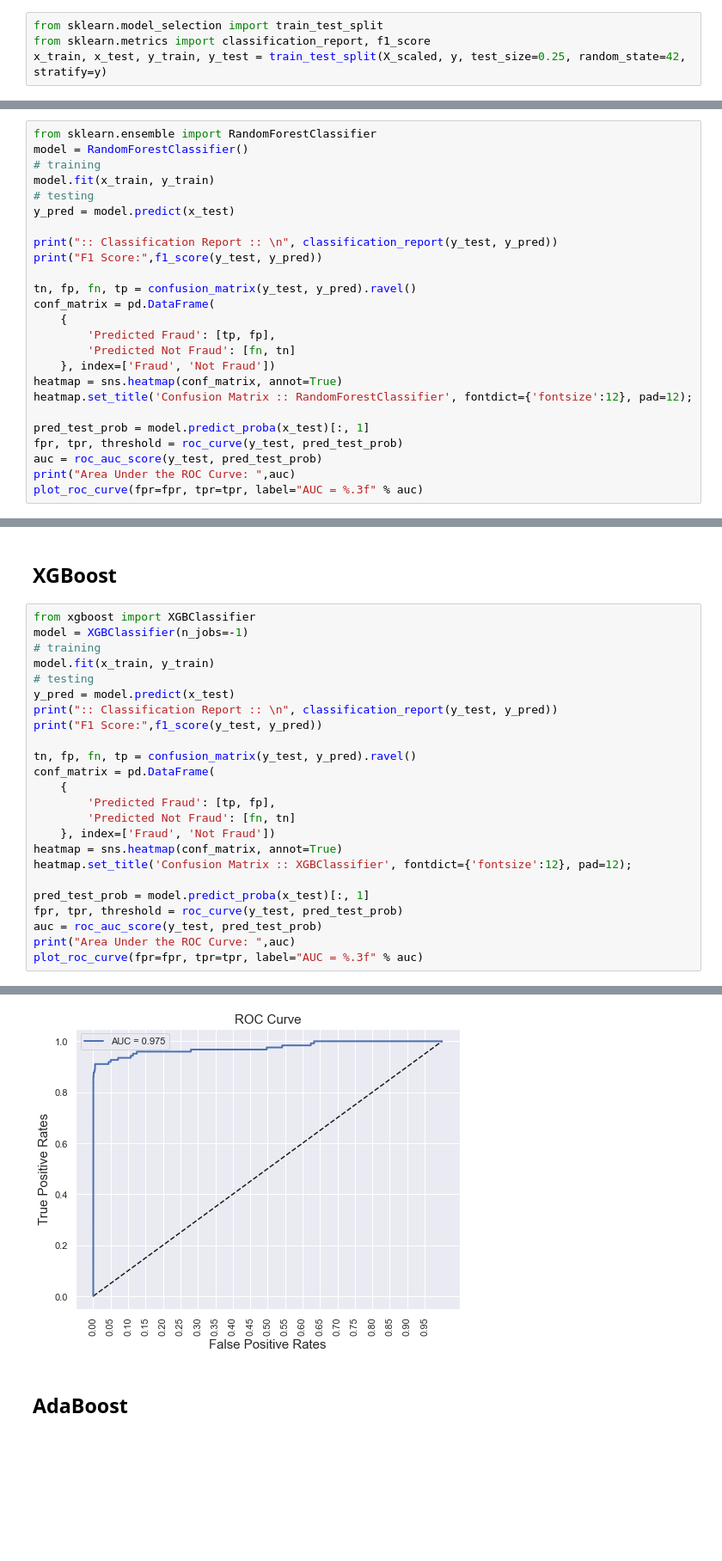
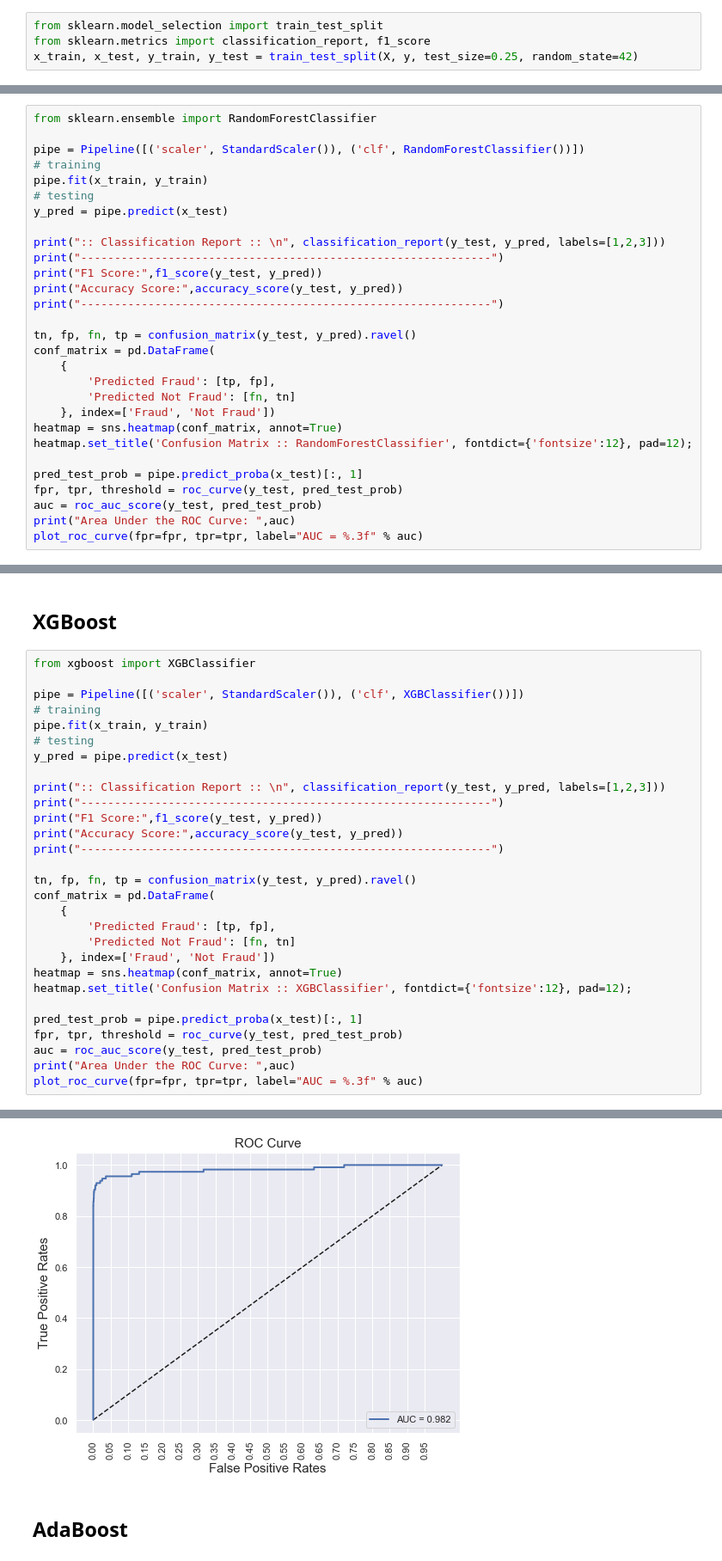
Before and after one commit to venk-dev/machine-learning-and-ai, a Jupyter notebook: credit-card-fraud-detection/notebooks/Fraud_Detection_Using_Machine_Learning.ipynb, the cells around one changed output, grey strips where cells are left out. Shown at 86% size. Cells and saved outputs as stored; diff of their text form; blank space fills up the shorter version.

```diff
--- a/credit-card-fraud-detection/notebooks/Fraud_Detection_Using_Machine_Learning.ipynb
+++ b/credit-card-fraud-detection/notebooks/Fraud_Detection_Using_Machine_Learning.ipynb
@@ -159,7 +159,7 @@ Metrics used:
 # %%
 from sklearn.model_selection import train_test_split
 from sklearn.metrics import classification_report, f1_score
-x_train, x_test, y_train, y_test = train_test_split(X_scaled, y, test_size=0.25, random_state=42, stratify=y)
+x_train, x_test, y_train, y_test = train_test_split(X, y, test_size=0.25, random_state=42)
 # %%
 from sklearn.metrics import accuracy_score, precision_score, recall_score, confusion_matrix, roc_curve, roc_auc_score
 
@@ -218,14 +229,18 @@ Area Under the ROC Curve:  0.9578770535521166
 ## Random Forest ##
 # %%
 from sklearn.ensemble import RandomForestClassifier
-model = RandomForestClassifier()
+
+pipe = Pipeline([('scaler', StandardScaler()), ('clf', RandomForestClassifier())])
 # training
-model.fit(x_train, y_train)
+pipe.fit(x_train, y_train)
 # testing
-y_pred = model.predict(x_test)
+y_pred = pipe.predict(x_test)
 
-print(":: Classification Report :: \n", classification_report(y_test, y_pred))
+print(":: Classification Report :: \n", classification_report(y_test, y_pred, labels=[1,2,3]))
+print("-------------------------------------------------------------")
 print("F1 Score:",f1_score(y_test, y_pred))
+print("Accuracy Score:",accuracy_score(y_test, y_pred))
+print("-------------------------------------------------------------")
 
 tn, fp, fn, tp = confusion_matrix(y_test, y_pred).ravel()
 conf_matrix = pd.DataFrame(
@@ -236,7 +251,7 @@ conf_matrix = pd.DataFrame(
 heatmap = sns.heatmap(conf_matrix, annot=True)
 heatmap.set_title('Confusion Matrix :: RandomForestClassifier', fontdict={'fontsize':12}, pad=12);
 
-pred_test_prob = model.predict_proba(x_test)[:, 1]
+pred_test_prob = pipe.predict_proba(x_test)[:, 1]
 fpr, tpr, threshold = roc_curve(y_test, pred_test_prob)
 auc = roc_auc_score(y_test, pred_test_prob)
 print("Area Under the ROC Curve: ",auc)
@@ -260,13 +279,18 @@ Area Under the ROC Curve:  0.9455712680623197
 ## XGBoost ##
 # %%
 from xgboost import XGBClassifier
-model = XGBClassifier(n_jobs=-1)
+
+pipe = Pipeline([('scaler', StandardScaler()), ('clf', XGBClassifier())])
 # training
-model.fit(x_train, y_train)
+pipe.fit(x_train, y_train)
 # testing
-y_pred = model.predict(x_test)
-print(":: Classification Report :: \n", classification_report(y_test, y_pred))
+y_pred = pipe.predict(x_test)
+
+print(":: Classification Report :: \n", classification_report(y_test, y_pred, labels=[1,2,3]))
+print("-------------------------------------------------------------")
 print("F1 Score:",f1_score(y_test, y_pred))
+print("Accuracy Score:",accuracy_score(y_test, y_pred))
+print("-------------------------------------------------------------")
 
 tn, fp, fn, tp = confusion_matrix(y_test, y_pred).ravel()
 conf_matrix = pd.DataFrame(
@@ -277,7 +301,7 @@ conf_matrix = pd.DataFrame(
 heatmap = sns.heatmap(conf_matrix, annot=True)
 heatmap.set_title('Confusion Matrix :: XGBClassifier', fontdict={'fontsize':12}, pad=12);
 
-pred_test_prob = model.predict_proba(x_test)[:, 1]
+pred_test_prob = pipe.predict_proba(x_test)[:, 1]
 fpr, tpr, threshold = roc_curve(y_test, pred_test_prob)
 auc = roc_auc_score(y_test, pred_test_prob)
 print("Area Under the ROC Curve: ",auc)
@@ -298,5 +326,5 @@ Area Under the ROC Curve:  0.9747100357932208
 [figure]
-[figure, old version]
+[figure, new version]
 # %% [markdown]
 ## AdaBoost ##
 # %%
```
Also changed, not shown: parts of 14 cells of this notebook, 1 other file.
